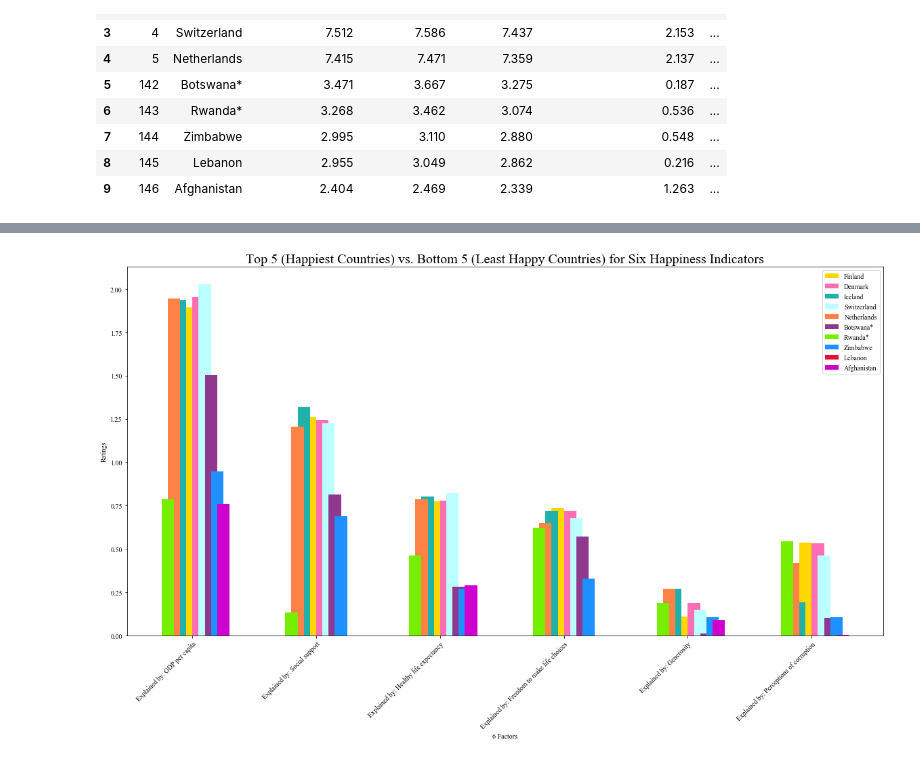
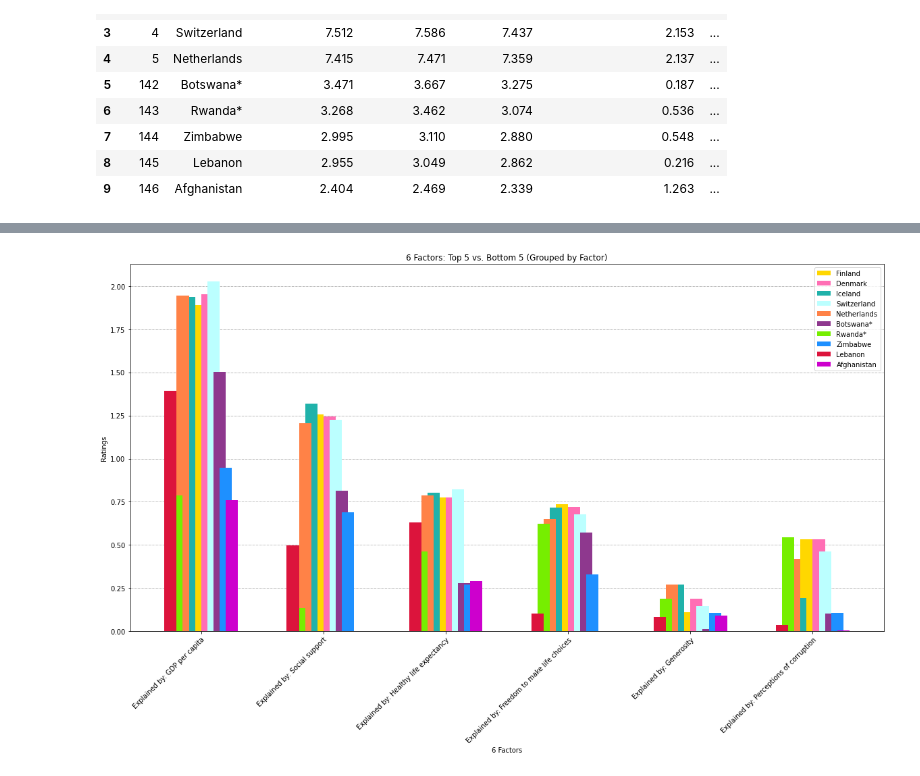
Before and after one commit to CBPher24/Exploring-World-Happiness, a Jupyter notebook: MainWork/Compound_BarPlot.ipynb, the cells around one changed output, grey strips where cells are left out. Cells and saved outputs as stored; diff of their text form; code cells hidden in the pictures.

```diff
--- a/MainWork/Compound_BarPlot.ipynb
+++ b/MainWork/Compound_BarPlot.ipynb
@@ -36,24 +36,25 @@ y5 = got_bars["Explained by: Generosity"]
 y6 = got_bars["Explained by: Perceptions of corruption"]
 # %%
 plt.figure(figsize=(20,10))
-plt.rcParams["font.family"] = "Times New Roman"
 plt.xticks(x_axis, got_bars["Country"])
 plt.xlabel("Countries")
 plt.ylabel("Ratings")
-plt.title("For 6 Happiness Indicators: Top 5 (Happiest Countries) vs. Bottom 5 (Least Happy Countries)")
+plt.title("6 Factors: Top 5 vs. Bottom 5 (Grouped by Country)")
 
-b1 = plt.bar(x_axis - 0.1, y1, 0.2, color = "#FFD700")
-b2 = plt.bar(x_axis + 0.1, y2, 0.2, color = "#FF6EB4")
-b3 = plt.bar(x_axis - 0.2, y3, 0.2, color = "#20B2AA")
-b4 = plt.bar(x_axis + 0.2, y4, 0.2, color = "#BBFFFF")
-b5 = plt.bar(x_axis - 0.3, y5, 0.2, color = "#FF8247")
-b6 = plt.bar(x_axis + 0.3, y6, 0.2, color = "#8E388E")
+b1 = plt.bar(x_axis - 0.1, y1, 0.2, color = "#FFD700", zorder = 4)
+b2 = plt.bar(x_axis + 0.1, y2, 0.2, color = "#FF6EB4", zorder = 4)
+b3 = plt.bar(x_axis - 0.2, y3, 0.2, color = "#20B2AA", zorder = 4)
+b4 = plt.bar(x_axis + 0.2, y4, 0.2, color = "#BBFFFF", zorder = 4)
+b5 = plt.bar(x_axis - 0.3, y5, 0.2, color = "#FF8247", zorder = 4)
+b6 = plt.bar(x_axis + 0.3, y6, 0.2, color = "#8E388E", zorder = 4)
 
 plt.axvline(4.5, 0, 1, linewidth=3, linestyle="--", color="#FF0000")
 
 plt.legend((b1, b2, b3, b4, b5, b6),
            ("GDP","Social Support","Life Expectancy","Freedom of Choice","Generosity","Perception of Corruption"))
 
-plt.tight_layout()
+plt.grid(axis="y", zorder = 0, color = "grey", linewidth = ".5", linestyle = "-.")
+
+plt.savefig("Images/6_Factors_by_Country.png")
 plt.show()
 # %% [output]
@@ -82,30 +92,32 @@ y9 = got_bars_e["Lebanon"]
 y10 = got_bars_e["Afghanistan"]
 # %%
 plt.figure(figsize=(20,10))
-plt.rcParams["font.family"] = "Times New Roman"
 plt.xticks(x_axis, x_vals, rotation = 45, ha="right", rotation_mode="anchor")
 plt.xlabel("6 Factors")
 plt.ylabel("Ratings")
-plt.title("Top 5 (Happiest Countries) vs. Bottom 5 (Least Happy Countries) for Six Happiness Indicators",
-          fontsize = 20)
+plt.title("6 Factors: Top 5 vs. Bottom 5 (Grouped by Factor)")
 
-b1 = plt.bar(x_axis - 0.05, y1, 0.1, color = "#FFD700")
-b2 = plt.bar(x_axis + 0.05, y2, 0.1, color = "#FF6EB4")
-b3 = plt.bar(x_axis - 0.1, y3, 0.1, color = "#20B2AA")
-b4 = plt.bar(x_axis + 0.1, y4, 0.1, color = "#BBFFFF")
-b5 = plt.bar(x_axis - 0.15, y5, 0.1, color = "#FF8247")
-b6 = plt.bar(x_axis + 0.15, y6, 0.1, color = "#8E388E")
-b7 = plt.bar(x_axis - 0.2, y7, 0.1, color = "#76EE00")
-b8 = plt.bar(x_axis + 0.2, y8, 0.1, color = "#1E90FF")
-b9 = plt.bar(x_axis - 0.25, y9, 0., color = "#DC143C")
-b10 = plt.bar(x_axis + 0.25, y10, 0.1, color = "#CD00CD")
+
+b1 = plt.bar(x_axis - 0.05, y1, 0.1, color = "#FFD700", zorder = 4)
+b2 = plt.bar(x_axis + 0.05, y2, 0.1, color = "#FF6EB4", zorder = 4)
+b3 = plt.bar(x_axis - 0.1, y3, 0.1, color = "#20B2AA", zorder = 4)
+b4 = plt.bar(x_axis + 0.1, y4, 0.1, color = "#BBFFFF", zorder = 4)
+b5 = plt.bar(x_axis - 0.15, y5, 0.1, color = "#FF8247", zorder = 4)
+b6 = plt.bar(x_axis + 0.15, y6, 0.1, color = "#8E388E", zorder = 4)
+b7 = plt.bar(x_axis - 0.2, y7, 0.1, color = "#76EE00", zorder = 4)
+b8 = plt.bar(x_axis + 0.2, y8, 0.1, color = "#1E90FF", zorder = 4)
+b9 = plt.bar(x_axis - 0.25, y9, 0.1, color = "#DC143C", zorder = 4)
+b10 = plt.bar(x_axis + 0.25, y10, 0.1, color = "#CD00CD", zorder = 4)
 
 #plt.axvline(4.5, 0, 1, linewidth=3, linestyle="--", color="#FF0000")
 
 plt.legend((b1, b2, b3, b4, b5, b6, b7, b8, b9, b10),
            ("Finland","Denmark","Iceland","Switzerland","Netherlands","Botswana*", "Rwanda*", "Zimbabwe",
             "Lebanon", "Afghanistan"))
 
+plt.grid(axis="y", zorder = 0, color = "grey", linewidth = ".5", linestyle = "-.")
+
+plt.savefig("Images/6_Factors_by_Factor.png")
 plt.show()
 # %% [output]
-[figure, old version]
+[figure, new version]
```
Also changed, not shown: parts of 2 cells of this notebook, 2 other files.
